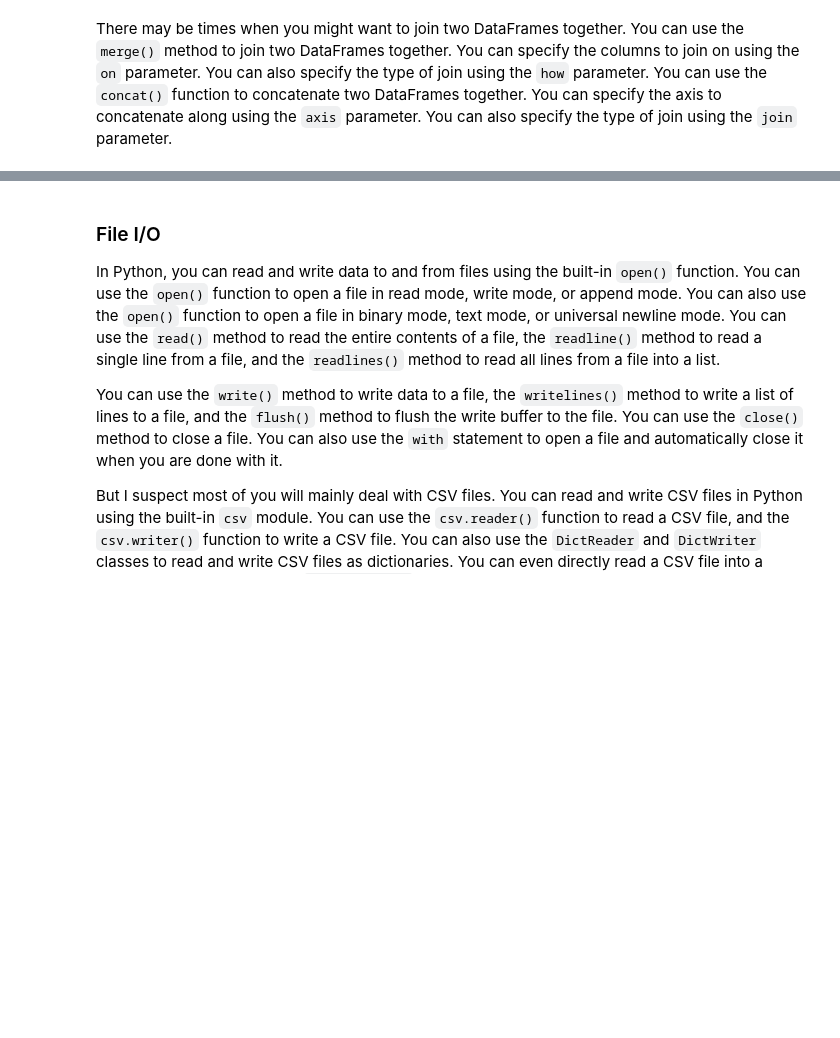
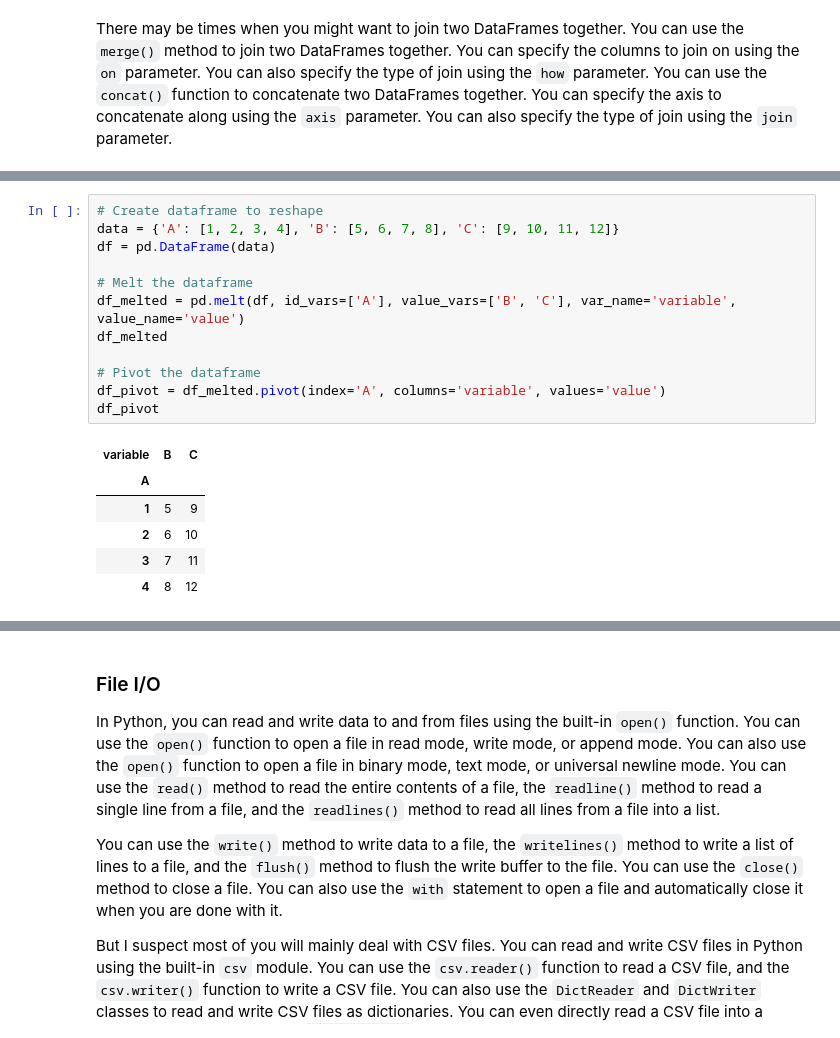
Before and after one commit to seinjonetan/mfre_workshop, a Jupyter notebook: python/python_2024/py_intro.ipynb, the cells around one changed output, grey strips where cells are left out. Drawn from its saved outputs; the diff is of its cells as text; blank space fills up the shorter version.

```diff
--- a/python/python_2024/py_intro.ipynb
+++ b/python/python_2024/py_intro.ipynb
@@ -543,0 +546,19 @@ df4
+# %%
+# Create dataframe to reshape
+data = {'A': [1, 2, 3, 4], 'B': [5, 6, 7, 8], 'C': [9, 10, 11, 12]}
+df = pd.DataFrame(data)
+
+# Melt the dataframe
+df_melted = pd.melt(df, id_vars=['A'], value_vars=['B', 'C'], var_name='variable', value_name='value')
+df_melted
+
+# Pivot the dataframe
+df_pivot = df_melted.pivot(index='A', columns='variable', values='value')
+df_pivot
+# %% [output]
+| variable | B | C |
+| A |  |  |
+| 1 | 5 | 9 |
+| 2 | 6 | 10 |
+| 3 | 7 | 11 |
+| 4 | 8 | 12 |
```
Also changed, not shown: parts of 9 cells of this notebook.
